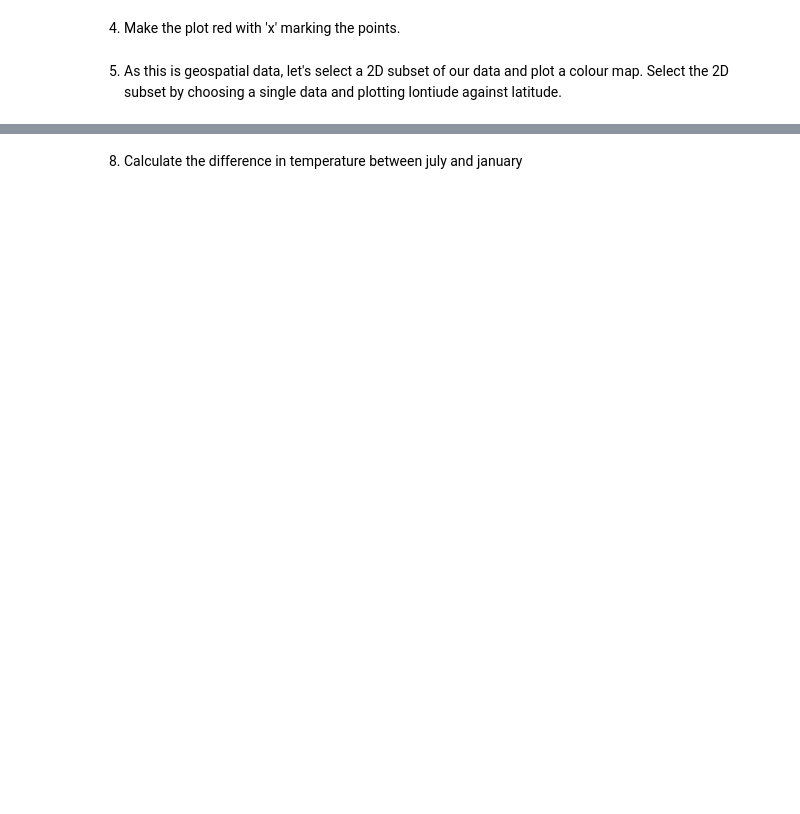
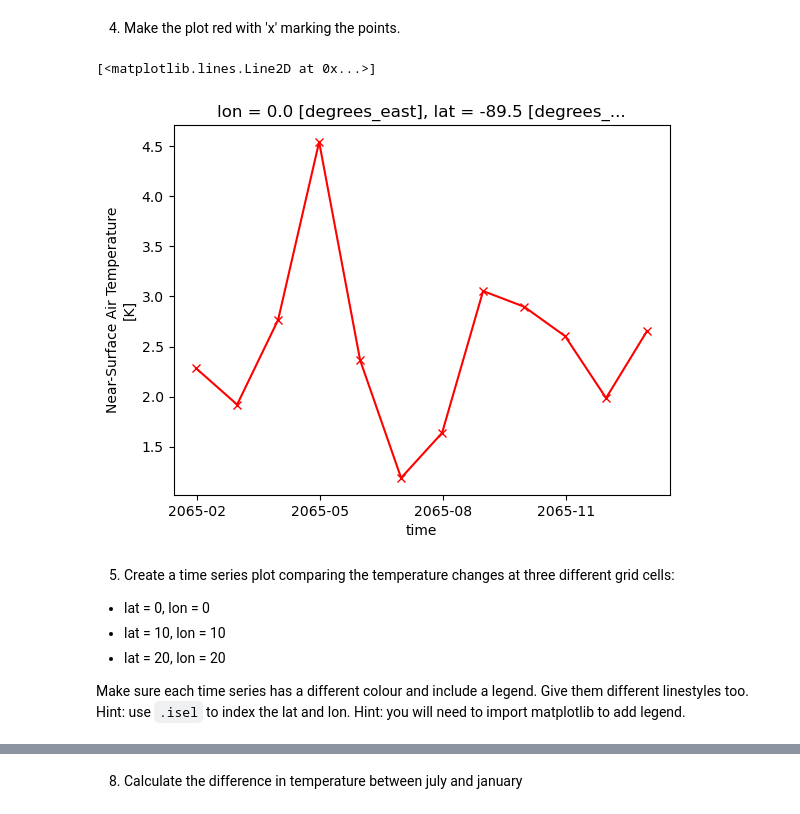
Before and after one commit to ncasuk/ncas-isc, a Jupyter notebook: python-data/solutions/ex02_plotting_and_aggregation.ipynb, the cells around one changed output, grey strips where cells are left out. Saved outputs shown, nothing was run; the diff lists cells and outputs as text; code cells hidden in the pictures; blank space fills up the shorter version.

```diff
--- a/python-data/solutions/ex02_plotting_and_aggregation.ipynb
+++ b/python-data/solutions/ex02_plotting_and_aggregation.ipynb
@@ -39,7 +74,17 @@ We'll be covering matplotlib in more detail later, but here are some options for
 # %% [markdown]
 4. Make the plot red with 'x' marking the points.
 # %%
-# smthn here
+temperature_cell.plot(color='red', marker='x')
+# %% [output]
+[<matplotlib.lines.Line2D at 0x...>]
+[figure, added]
 # %% [markdown]
-5. As this is geospatial data, let's select a 2D subset of our data and plot a colour map. Select the 2D subset by choosing a single data and plotting lontiude against latitude.
+5. Create a time series plot comparing the temperature changes at three different grid cells:
+ - lat = 0, lon = 0
+ - lat = 10, lon = 10
+ - lat = 20, lon = 20
+
+Make sure each time series has a different colour and include a legend. Give them different linestyles too.
+Hint: use `.isel` to index the lat and lon.
+Hint: you will need to import matplotlib to add legend.
 # %%
```
Also changed, not shown: parts of 33 cells of this notebook, 9 other files.
